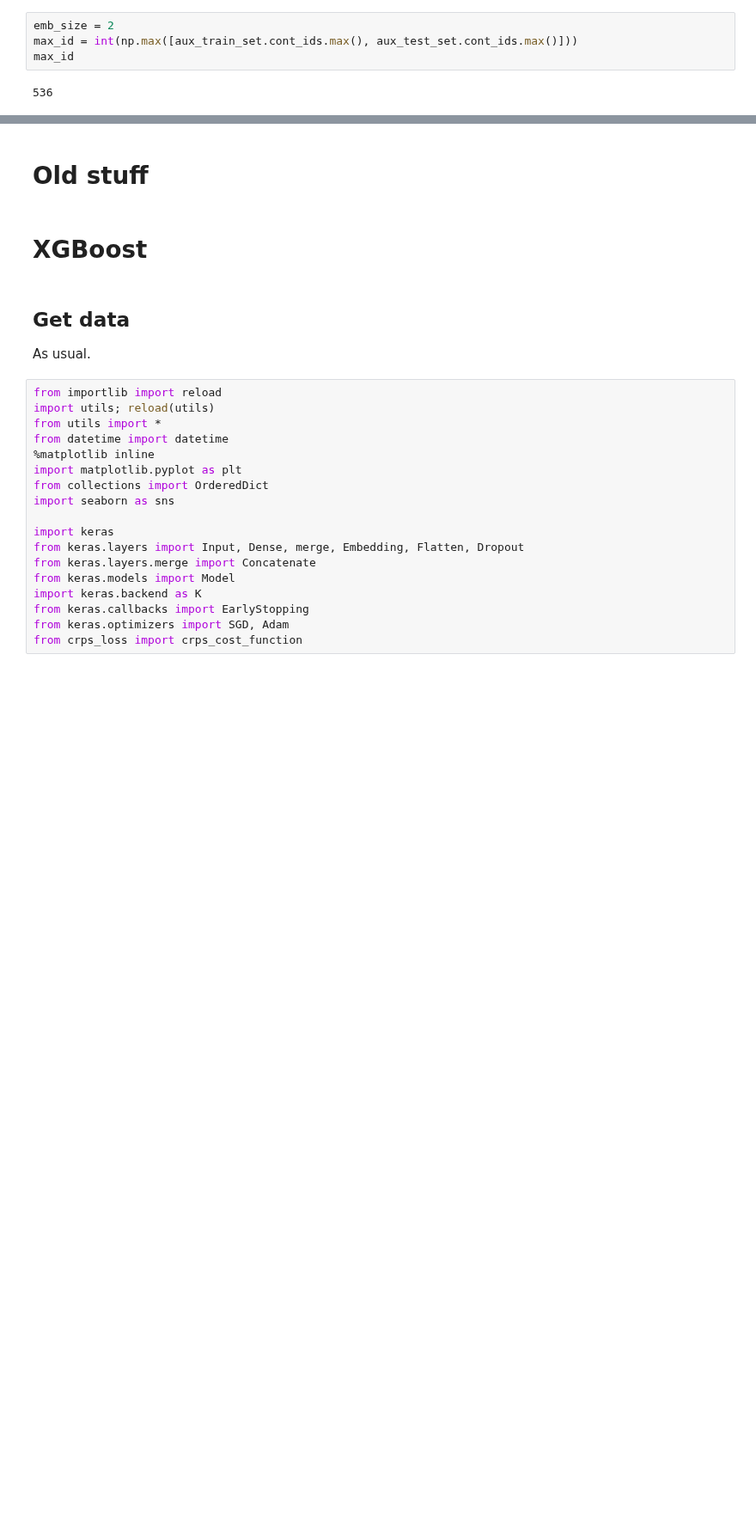
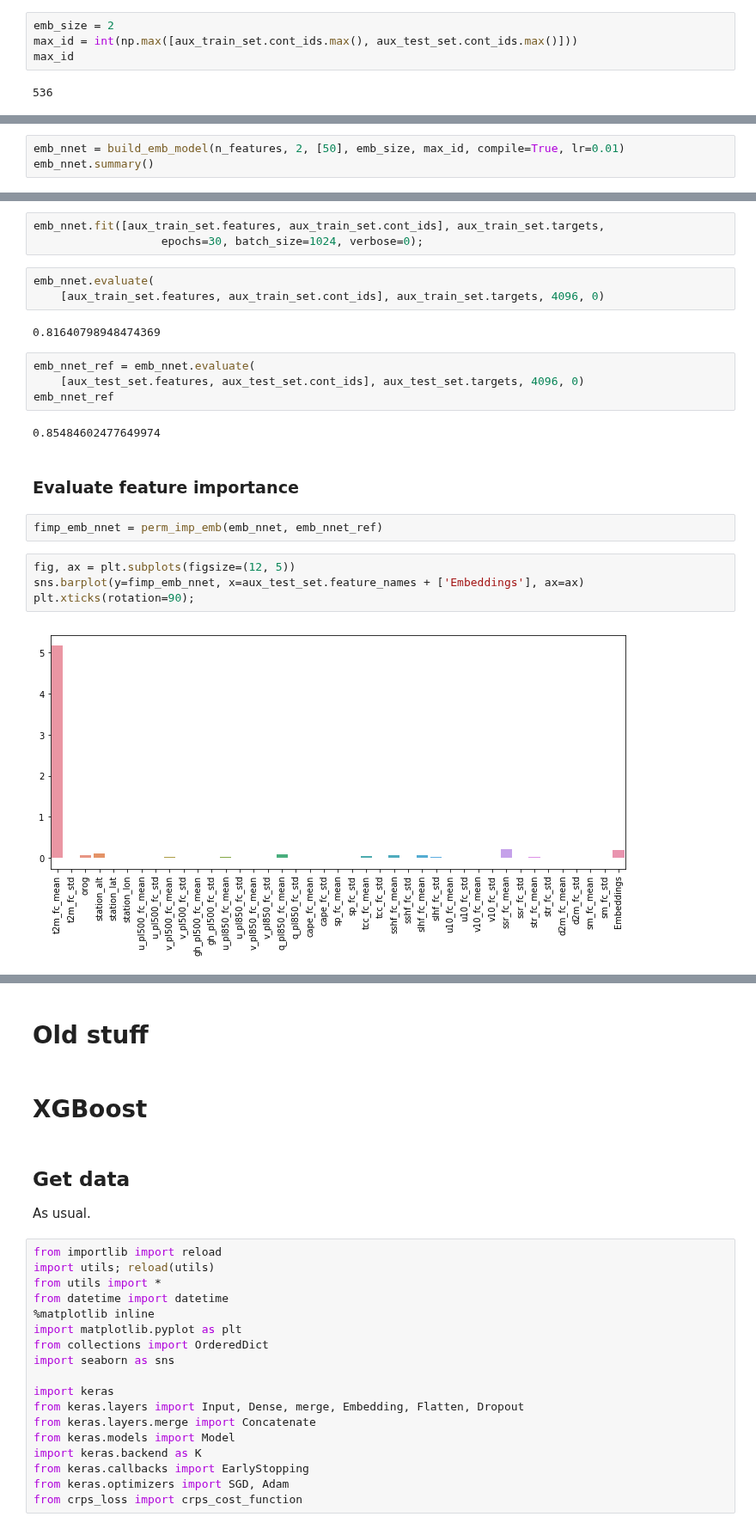
Before and after one commit to slerch/ppnn, a Jupyter notebook: nn_postprocessing/notebooks/feature_importance.ipynb, the cells around one changed output, grey strips where cells are left out. Shown at 86% size. Cells and saved outputs as stored; diff of their text form; blank space fills up the shorter version.

```diff
--- a/nn_postprocessing/notebooks/feature_importance.ipynb
+++ b/nn_postprocessing/notebooks/feature_importance.ipynb
@@ -220,0 +194,3 @@ plt.xticks(rotation=90);
+# %%
+emb_nnet = build_emb_model(n_features, 2, [50], emb_size, max_id, compile=True, lr=0.01)
+emb_nnet.summary()
@@ -220,0 +215,24 @@ plt.xticks(rotation=90);
+# %%
+emb_nnet.fit([aux_train_set.features, aux_train_set.cont_ids], aux_train_set.targets,
+                   epochs=30, batch_size=1024, verbose=0);
+# %%
+emb_nnet.evaluate(
+    [aux_train_set.features, aux_train_set.cont_ids], aux_train_set.targets, 4096, 0)
+# %% [output]
+0.81640798948474369
+# %%
+emb_nnet_ref = emb_nnet.evaluate(
+    [aux_test_set.features, aux_test_set.cont_ids], aux_test_set.targets, 4096, 0)
+emb_nnet_ref
+# %% [output]
+0.85484602477649974
+# %% [markdown]
+### Evaluate feature importance
+# %%
+fimp_emb_nnet = perm_imp_emb(emb_nnet, emb_nnet_ref)
+# %%
+fig, ax = plt.subplots(figsize=(12, 5))
+sns.barplot(y=fimp_emb_nnet, x=aux_test_set.feature_names + ['Embeddings'], ax=ax)
+plt.xticks(rotation=90);
+# %% [output]
+[figure, added]
```
Also changed, not shown: parts of 65 cells of this notebook, 1 other file.
